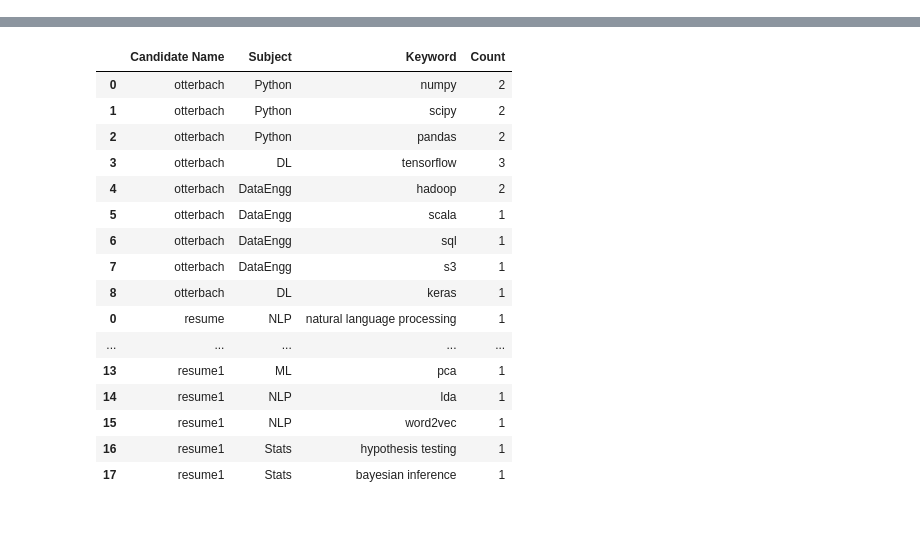
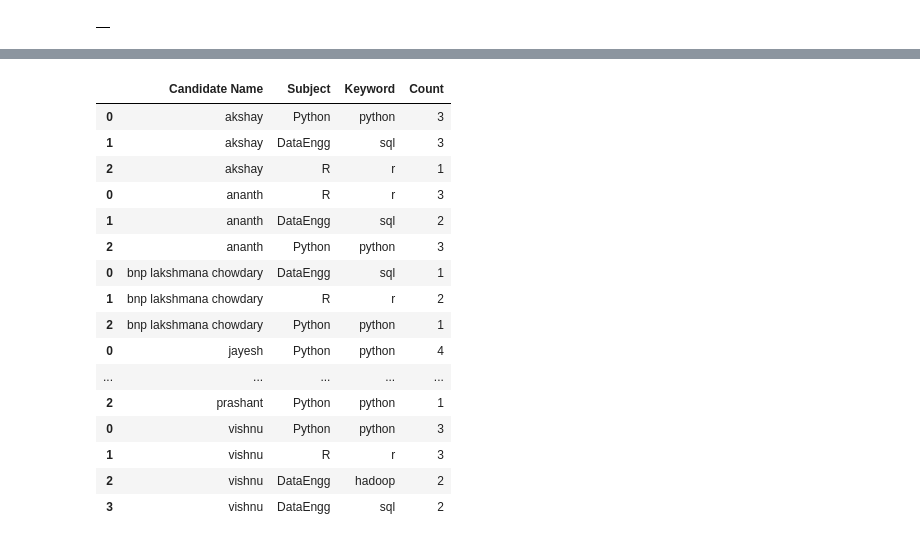
Before and after one commit to mnjulacodes/Resume_Screening, a Jupyter notebook: Resume_Parsing_NLP.ipynb, the cells around one changed output, grey strips where cells are left out. Saved outputs shown, nothing was run; the diff lists cells and outputs as text; code cells hidden in the pictures.

```diff
--- a/Resume_Parsing_NLP.ipynb
+++ b/Resume_Parsing_NLP.ipynb
@@ -9,3 +9,7 @@ from collections import Counter
 import en_core_web_sm
 nlp=en_core_web_sm.load()
 from spacy.matcher import PhraseMatcher
+# %%
+mypath='Analytics'
+onlyfiles=[os.path.join(mypath,f) for f in os.listdir(mypath) if os.path.isfile(os.path.join(mypath,f))]
+onlyfiles
@@ -70,0 +118,7 @@ def pdfextract(file):
+# %%
+
+doc = nlp(u'Give it back! He pleaded.')
+token = doc[0]
+type(doc)
+#convert_pdf_to_txt(onlyfiles[3])
+#pdfextract(onlyfiles[3])
@@ -147,11 +281,32 @@ def createProfile(file):
+# %%
+
+try:
+    final_database=pd.DataFrame()
+    for i in range(len(onlyfiles)):
+        file=onlyfile[i]
+        print(file)
+        dat=createProfile(file)
+        print(dat)
+        final_database = final_database.append(dat)
+except:
+    pass
+final_database
+# %% [output]
+|  |
 # %%
-final_database=pd.DataFrame()
-i = 0
-while i < len(onlyfiles):
-    file = onlyfiles[i]
-    dat = createProfile(file)
-    final_database = final_database.append(dat)
-    i +=1
+from contextlib import suppress
+
+with suppress(Exception):
+
+    final_database=pd.DataFrame()
+    i = 0
+
+    while i < len(passed):
+        file = passed[i]
+        dat = createProfile(file)
+        final_database = final_database.append(dat)
+        i +=1
+
     #print(final_database)
 final_database
 # %% [output]
@@ -175,17 +313,17 @@ traveling, photography, distance running, choir, fantasy baseball
 |  | Candidate Name | Subject | Keyword | Count |
-| 0 | otterbach | Python | numpy | 2 |
-| 1 | otterbach | Python | scipy | 2 |
-| 2 | otterbach | Python | pandas | 2 |
-| 3 | otterbach | DL | tensorflow | 3 |
-| 4 | otterbach | DataEngg | hadoop | 2 |
-| 5 | otterbach | DataEngg | scala | 1 |
-| 6 | otterbach | DataEngg | sql | 1 |
-| 7 | otterbach | DataEngg | s3 | 1 |
-| 8 | otterbach | DL | keras | 1 |
-| 0 | resume | NLP | natural language processing | 1 |
+| 0 | akshay | Python | python | 3 |
+| 1 | akshay | DataEngg | sql | 3 |
+| 2 | akshay | R | r | 1 |
+| 0 | ananth | R | r | 3 |
+| 1 | ananth | DataEngg | sql | 2 |
+| 2 | ananth | Python | python | 3 |
+| 0 | bnp lakshmana chowdary | DataEngg | sql | 1 |
+| 1 | bnp lakshmana chowdary | R | r | 2 |
+| 2 | bnp lakshmana chowdary | Python | python | 1 |
+| 0 | jayesh | Python | python | 4 |
 | ... | ... | ... | ... | ... |
-| 13 | resume1 | ML | pca | 1 |
-| 14 | resume1 | NLP | lda | 1 |
-| 15 | resume1 | NLP | word2vec | 1 |
-| 16 | resume1 | Stats | hypothesis testing | 1 |
-| 17 | resume1 | Stats | bayesian inference | 1 |
+| 2 | prashant | Python | python | 1 |
+| 0 | vishnu | Python | python | 3 |
+| 1 | vishnu | R | r | 3 |
+| 2 | vishnu | DataEngg | hadoop | 2 |
+| 3 | vishnu | DataEngg | sql | 2 |
```
Also changed, not shown: parts of 27 cells of this notebook.
